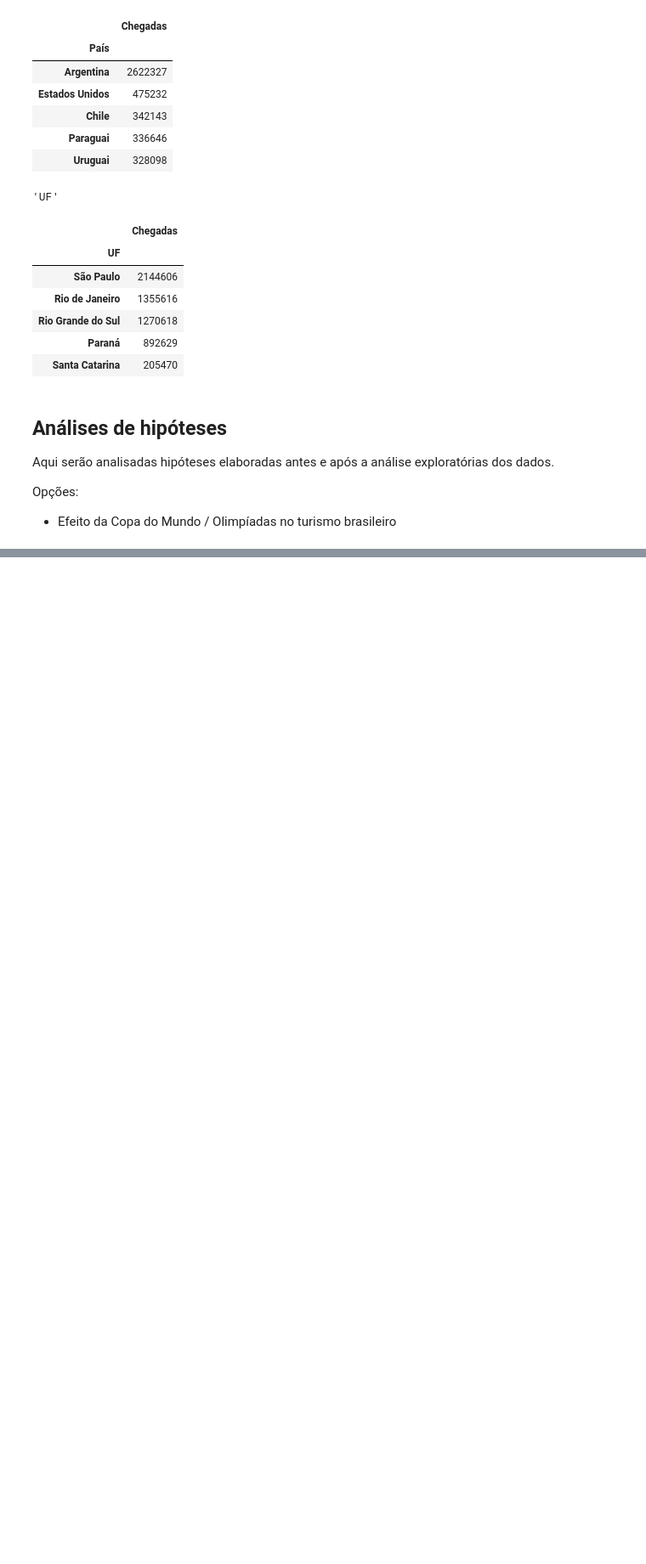
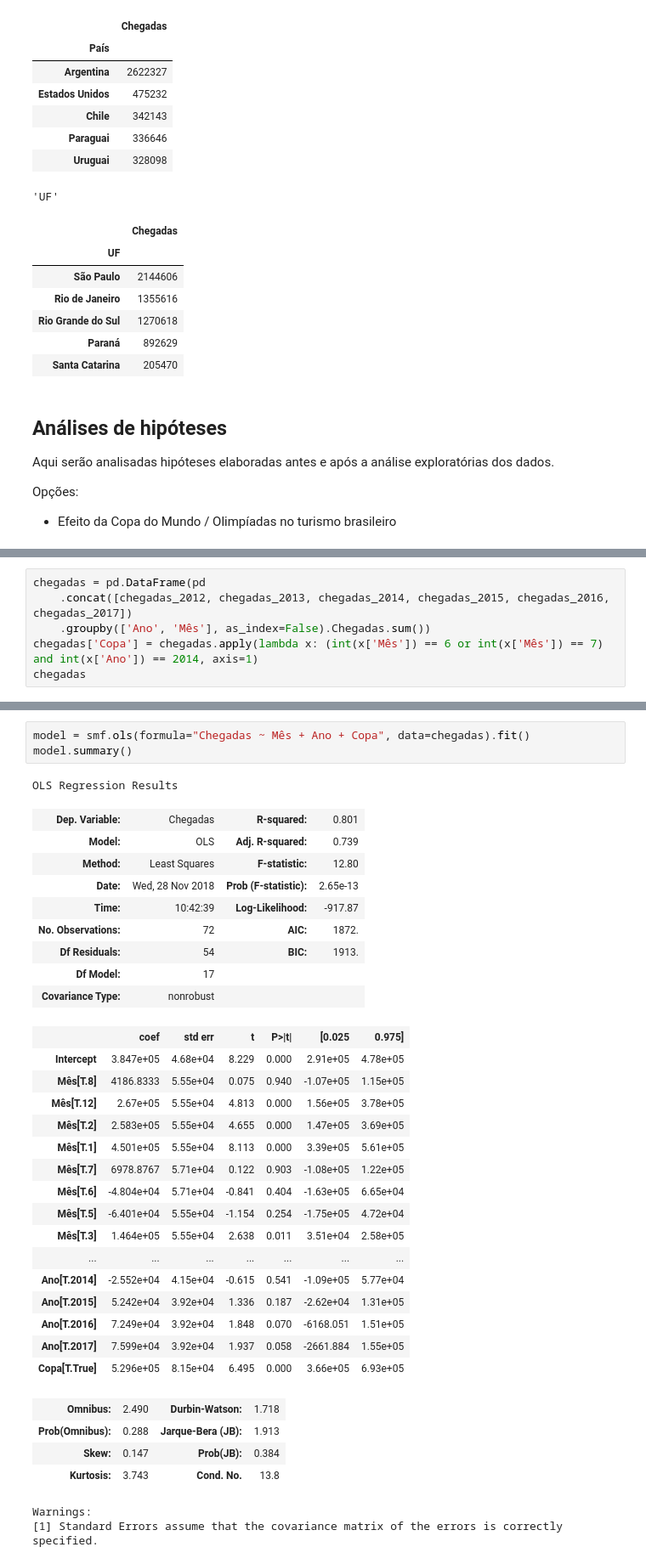
Before and after one commit to if1015-datascience-ufpe/2018-2-projeto-agua-de-coco, a Jupyter notebook: Análise Turistas.ipynb, the cells around one changed output, grey strips where cells are left out. Shown at 85% size. Cells and saved outputs as stored; diff of their text form; blank space fills up the shorter version.

Commit message:
Análise do impacto da Copa do Mundo

```diff
--- a/Análise Turistas.ipynb
+++ b/Análise Turistas.ipynb
@@ -289,0 +297,6 @@ Opções:
+# %%
+chegadas = pd.DataFrame(pd
+    .concat([chegadas_2012, chegadas_2013, chegadas_2014, chegadas_2015, chegadas_2016, chegadas_2017])
+    .groupby(['Ano', 'Mês'], as_index=False).Chegadas.sum())
+chegadas['Copa'] = chegadas.apply(lambda x: (int(x['Mês']) == 6 or int(x['Mês']) == 7) and int(x['Ano']) == 2014, axis=1)
+chegadas
@@ -289,0 +322,36 @@ Opções:
+# %%
+model = smf.ols(formula="Chegadas ~ Mês + Ano + Copa", data=chegadas).fit()
+model.summary()
+# %% [output]
+OLS Regression Results
+| Dep. Variable: | Chegadas | R-squared: | 0.801 |
+| Model: | OLS | Adj. R-squared: | 0.739 |
+| Method: | Least Squares | F-statistic: | 12.80 |
+| Date: | Wed, 28 Nov 2018 | Prob (F-statistic): | 2.65e-13 |
+| Time: | 10:42:39 | Log-Likelihood: | -917.87 |
+| No. Observations: | 72 | AIC: | 1872. |
+| Df Residuals: | 54 | BIC: | 1913. |
+| Df Model: | 17 |  |  |
+| Covariance Type: | nonrobust |  |  |
+|  | coef | std err | t | P>|t| | [0.025 | 0.975] |
+| Intercept | 3.847e+05 | 4.68e+04 | 8.229 | 0.000 | 2.91e+05 | 4.78e+05 |
+| Mês[T.8] | 4186.8333 | 5.55e+04 | 0.075 | 0.940 | -1.07e+05 | 1.15e+05 |
+| Mês[T.12] | 2.67e+05 | 5.55e+04 | 4.813 | 0.000 | 1.56e+05 | 3.78e+05 |
+| Mês[T.2] | 2.583e+05 | 5.55e+04 | 4.655 | 0.000 | 1.47e+05 | 3.69e+05 |
+| Mês[T.1] | 4.501e+05 | 5.55e+04 | 8.113 | 0.000 | 3.39e+05 | 5.61e+05 |
+| Mês[T.7] | 6978.8767 | 5.71e+04 | 0.122 | 0.903 | -1.08e+05 | 1.22e+05 |
+| Mês[T.6] | -4.804e+04 | 5.71e+04 | -0.841 | 0.404 | -1.63e+05 | 6.65e+04 |
+| Mês[T.5] | -6.401e+04 | 5.55e+04 | -1.154 | 0.254 | -1.75e+05 | 4.72e+04 |
+| Mês[T.3] | 1.464e+05 | 5.55e+04 | 2.638 | 0.011 | 3.51e+04 | 2.58e+05 |
+| ... | ... | ... | ... | ... | ... | ... |
+| Ano[T.2014] | -2.552e+04 | 4.15e+04 | -0.615 | 0.541 | -1.09e+05 | 5.77e+04 |
+| Ano[T.2015] | 5.242e+04 | 3.92e+04 | 1.336 | 0.187 | -2.62e+04 | 1.31e+05 |
+| Ano[T.2016] | 7.249e+04 | 3.92e+04 | 1.848 | 0.070 | -6168.051 | 1.51e+05 |
+| Ano[T.2017] | 7.599e+04 | 3.92e+04 | 1.937 | 0.058 | -2661.884 | 1.55e+05 |
+| Copa[T.True] | 5.296e+05 | 8.15e+04 | 6.495 | 0.000 | 3.66e+05 | 6.93e+05 |
+| Omnibus: | 2.490 | Durbin-Watson: | 1.718 |
+| Prob(Omnibus): | 0.288 | Jarque-Bera (JB): | 1.913 |
+| Skew: | 0.147 | Prob(JB): | 0.384 |
+| Kurtosis: | 3.743 | Cond. No. | 13.8 |
+Warnings:
+[1] Standard Errors assume that the covariance matrix of the errors is correctly specified.
```
Also changed, not shown: parts of 5 cells of this notebook, 1 other file.
